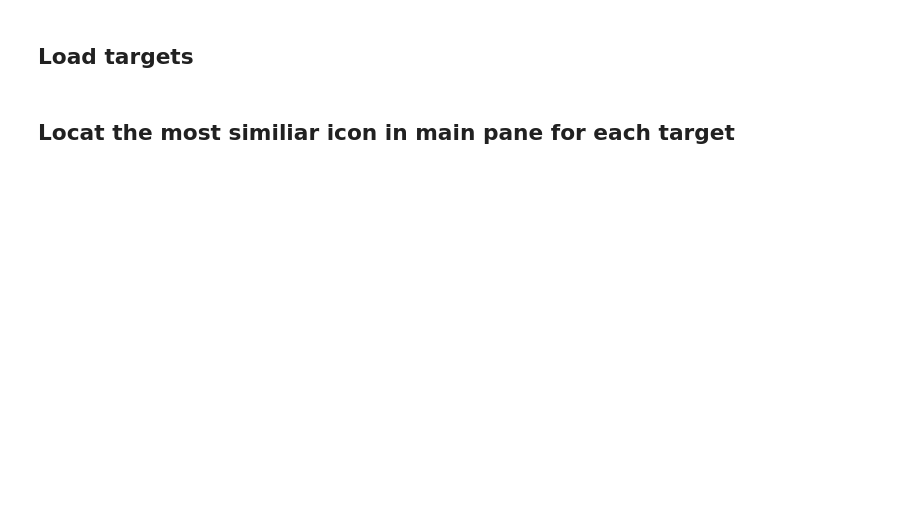
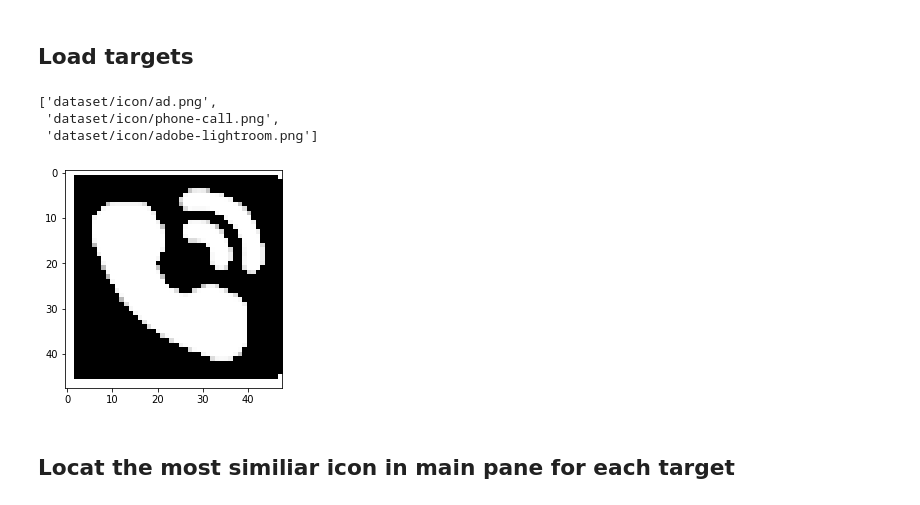
Before and after one commit to elkuno213/captcha-bypass, a Jupyter notebook: New Geetest Click Break.ipynb, the cells around one changed output. Drawn from its saved outputs; the diff is of its cells as text; code cells hidden in the pictures; blank space fills up the shorter version.

Commit message:
Load and preprocess target icons

```diff
--- a/New Geetest Click Break.ipynb
+++ b/New Geetest Click Break.ipynb
@@ -120,2 +122,27 @@ draw_bounding_box(main_pane, icons_rect_coordinates)
 # %% [markdown]
 ## Load targets
+# %%
+csv = pd.read_csv('dataset/data.csv', delimiter=',', header=None)
+icons_name = csv.loc[0,1:]
+icons_path = [f'dataset/icon/{icon_name}.png' for icon_name in icons_name]
+icons_path
+# %% [output]
+['dataset/icon/ad.png',
+ 'dataset/icon/phone-call.png',
+ 'dataset/icon/adobe-lightroom.png']
+# %%
+def filter_correct_channel(img):
+    if (img[:, :, 0] > 0).any(): return 255 - img[:, :, 0] #B
+    if (img[:, :, 1] > 0).any(): return 255 - img[:, :, 1] #G
+    if (img[:, :, 2] > 0).any(): return 255 - img[:, :, 2] #R
+    return img[:, :, 3]
+# %%
+ad_icon = cv2.imread('dataset/icon/phone-call.png', cv2.IMREAD_UNCHANGED)
+ad_icon = filter_correct_channel(ad_icon)
+plt.imshow(ad_icon, cmap="gray")
+
+def read_and_preprocess_icon(icon_path):
+    icon = cv2.imread(icon_path, cv2.IMREAD_UNCHANGED)
+    return filter_correct_channel(icon)
+# %% [output]
+[figure, added]
```
Also changed, not shown: parts of 7 cells of this notebook.
